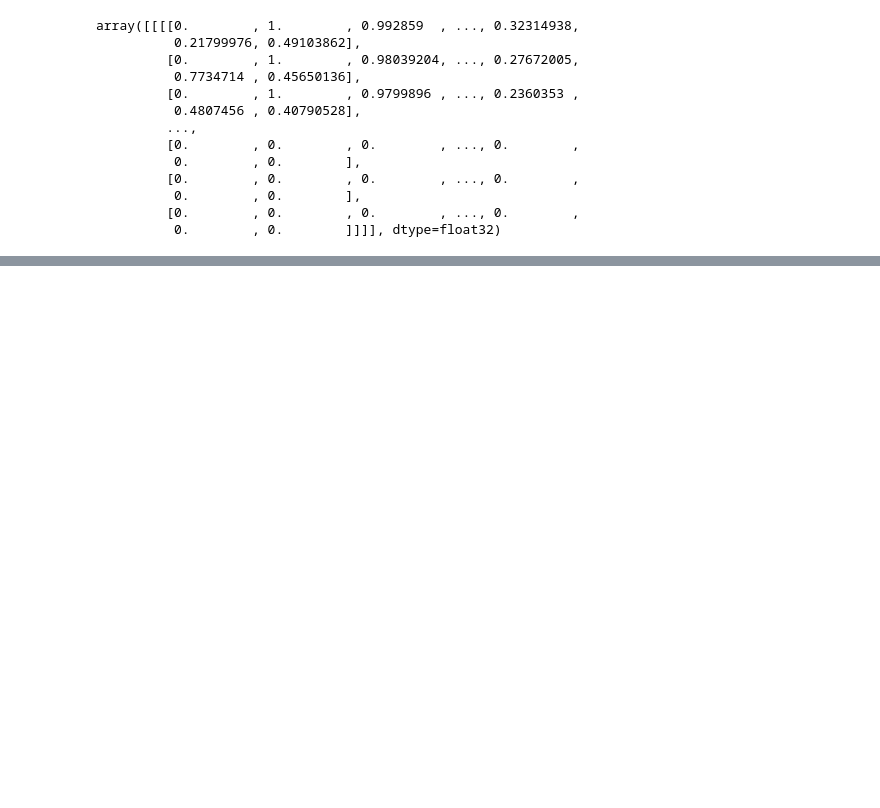
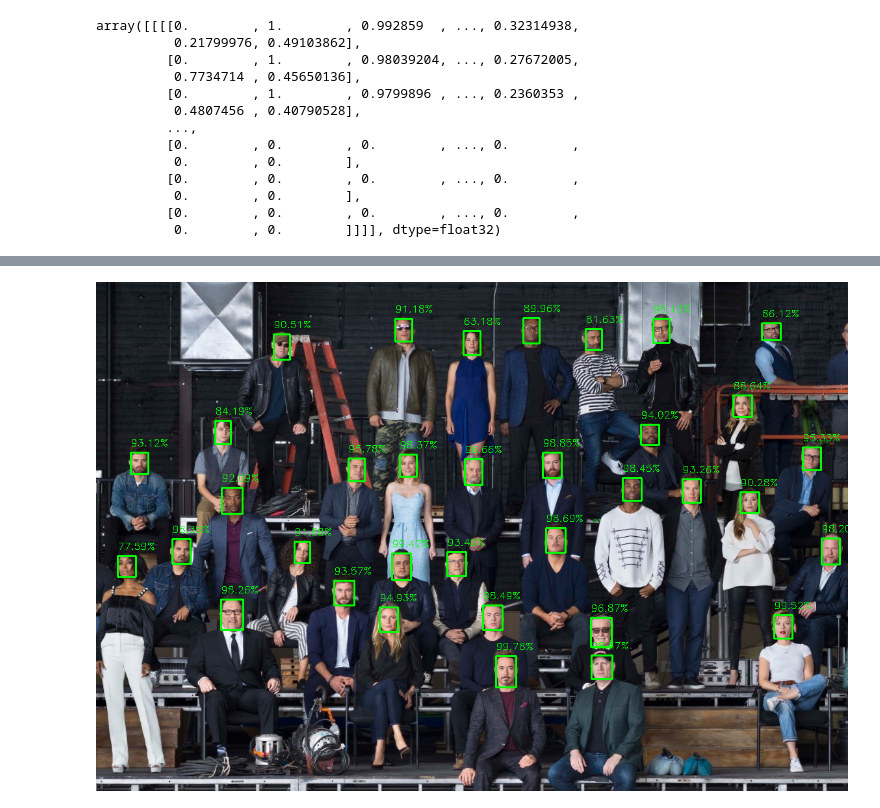
Before and after one commit to KauaHenSilva/python_facial_detection, a Jupyter notebook: SSD.ipynb, the cells around one changed output, grey strips where cells are left out. Cells and saved outputs as stored; diff of their text form; code cells hidden in the pictures; blank space fills up the shorter version.

```diff
--- a/SSD.ipynb
+++ b/SSD.ipynb
@@ -65,0 +86,4 @@ show_deteccoes(deteccoes, imagem, conf_min)
+# %%
+run_ssd(network,"/content/drive/MyDrive/Face Detection and Recognition/images/people4.jpg", conf_min, 800)
+# %% [output]
+[figure, added]
```
Also changed, not shown: parts of 6 cells of this notebook.
